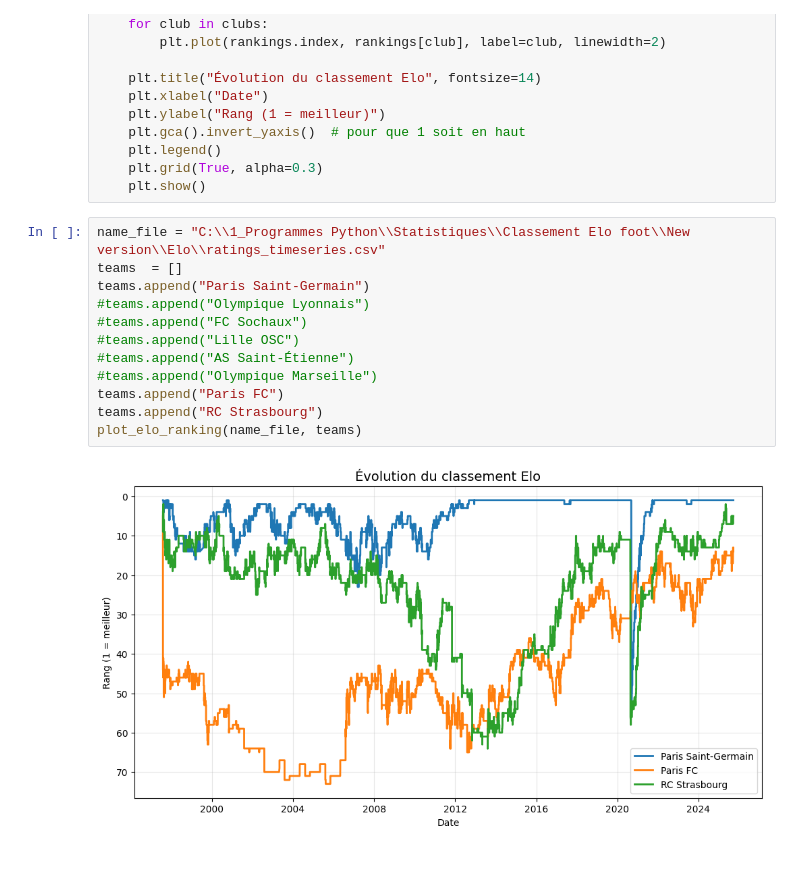
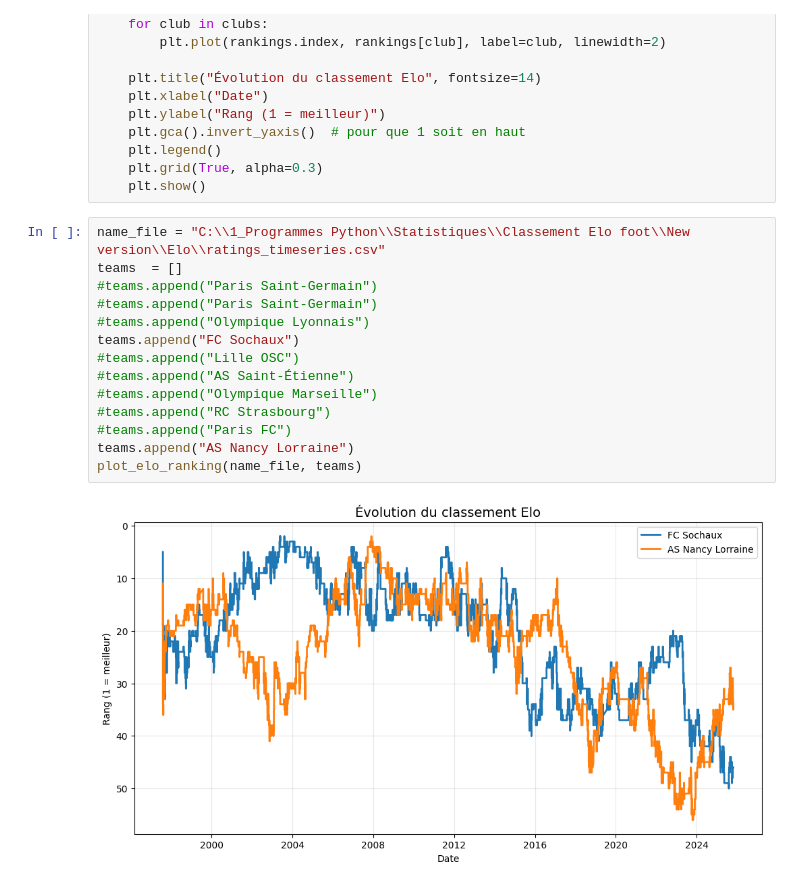
Before and after one commit to Mathieubtlr/ELO-football, a Jupyter notebook: Programmes/plotting_Elo_evolution.ipynb, the cells around one changed output. Drawn from its saved outputs; the diff is of its cells as text.

```diff
--- a/Programmes/plotting_Elo_evolution.ipynb
+++ b/Programmes/plotting_Elo_evolution.ipynb
@@ -87,14 +88,16 @@ def plot_elo_ranking(csv_file, clubs):
 # %%
 name_file = "C:\\1_Programmes Python\\Statistiques\\Classement Elo foot\\New version\\Elo\\ratings_timeseries.csv"
 teams  = []
-teams.append("Paris Saint-Germain")
+#teams.append("Paris Saint-Germain")
+#teams.append("Paris Saint-Germain")
 #teams.append("Olympique Lyonnais")
-#teams.append("FC Sochaux")
+teams.append("FC Sochaux")
 #teams.append("Lille OSC")
 #teams.append("AS Saint-Étienne")
 #teams.append("Olympique Marseille")
-teams.append("Paris FC")
-teams.append("RC Strasbourg")
+#teams.append("RC Strasbourg")
+#teams.append("Paris FC")
+teams.append("AS Nancy Lorraine")
 plot_elo_ranking(name_file, teams)
 # %% [output]
-[figure, old version]
+[figure, new version]
```
Also changed, not shown: parts of 1 cell of this notebook, 13 other files.
